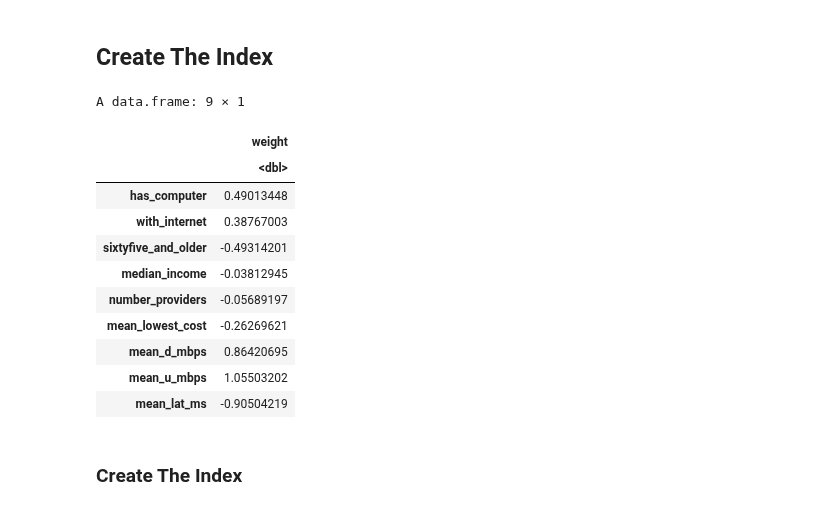
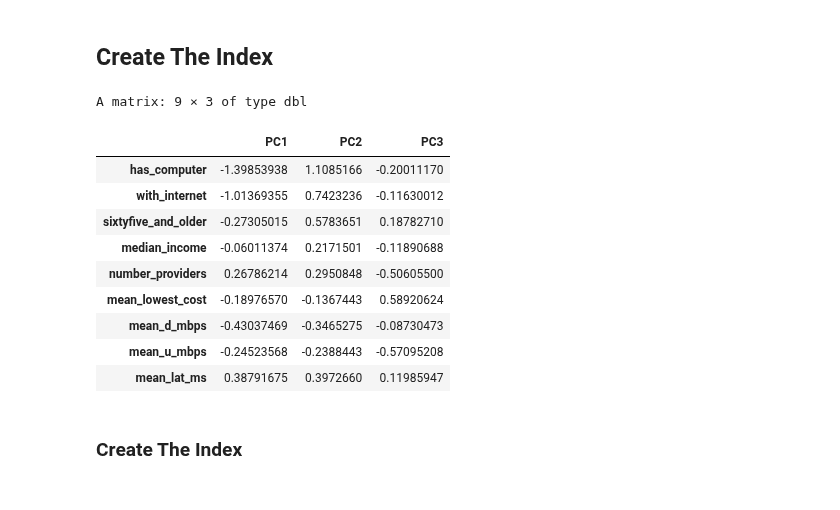
Before and after one commit to nicholasptran/eastern-washington-digital-equity, a Jupyter notebook: notebooks/pca_method2.ipynb, the cells around one changed output. Saved outputs shown, nothing was run; the diff lists cells and outputs as text; code cells hidden in the pictures.

```diff
--- a/notebooks/pca_method2.ipynb
+++ b/notebooks/pca_method2.ipynb
@@ -160,7 +161,7 @@ A matrix: 3 × 9 of type dbl
 # %% [markdown]
 ### Eigenvectors
 # %%
-eigenvectors <- -pca_data$rotation
+eigenvectors <- pca_data$rotation
 
 eigenvectors
 # %% [output]
@@ -836,26 +714,25 @@ We cannot use this method because the cronbach alpha of .45 is less than .7 - su
 # %%
 weights3 <- eigenvectors[, 1:3]
 
 for (i in 1:ncol(weights3)) {
     weights3[i, ] <- weights3[i, ] * eigenvalues[i]
 }
-weights3 <- weights3 %>%
-    as.data.frame() %>%
-    transmute(weight = PC1 + PC2 + PC3)
+# weights3 <- weights3 %>%
+#     as.data.frame() %>%
+#     transmute(weight = PC1 + PC2 + PC3)
 weights3
 # %% [output]
-A data.frame: 9 × 1
+A matrix: 9 × 3 of type dbl
-|  | weight |
-|  | <dbl> |
-| has_computer | 0.49013448 |
-| with_internet | 0.38767003 |
-| sixtyfive_and_older | -0.49314201 |
-| median_income | -0.03812945 |
-| number_providers | -0.05689197 |
-| mean_lowest_cost | -0.26269621 |
-| mean_d_mbps | 0.86420695 |
-| mean_u_mbps | 1.05503202 |
-| mean_lat_ms | -0.90504219 |
+|  | PC1 | PC2 | PC3 |
+| has_computer | -1.39853938 | 1.1085166 | -0.20011170 |
+| with_internet | -1.01369355 | 0.7423236 | -0.11630012 |
+| sixtyfive_and_older | -0.27305015 | 0.5783651 | 0.18782710 |
+| median_income | -0.06011374 | 0.2171501 | -0.11890688 |
+| number_providers | 0.26786214 | 0.2950848 | -0.50605500 |
+| mean_lowest_cost | -0.18976570 | -0.1367443 | 0.58920624 |
+| mean_d_mbps | -0.43037469 | -0.3465275 | -0.08730473 |
+| mean_u_mbps | -0.24523568 | -0.2388443 | -0.57095208 |
+| mean_lat_ms | 0.38791675 | 0.3972660 | 0.11985947 |
 # %% [markdown]
 ### Create The Index
 # %%
```
Also changed, not shown: parts of 52 cells of this notebook, 14 other files.
